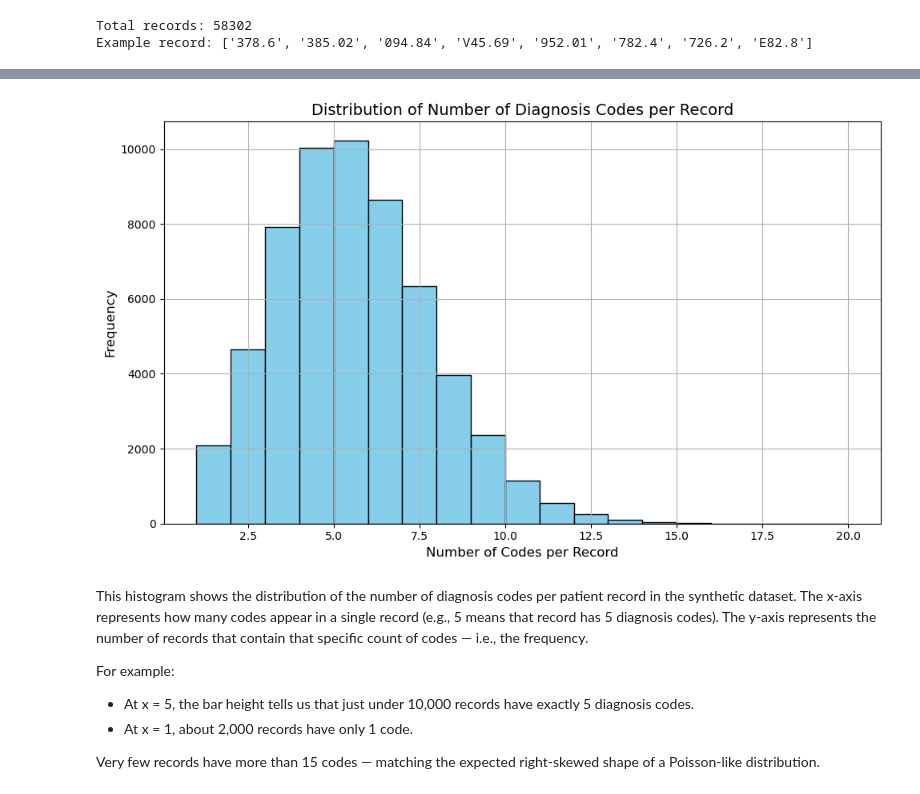
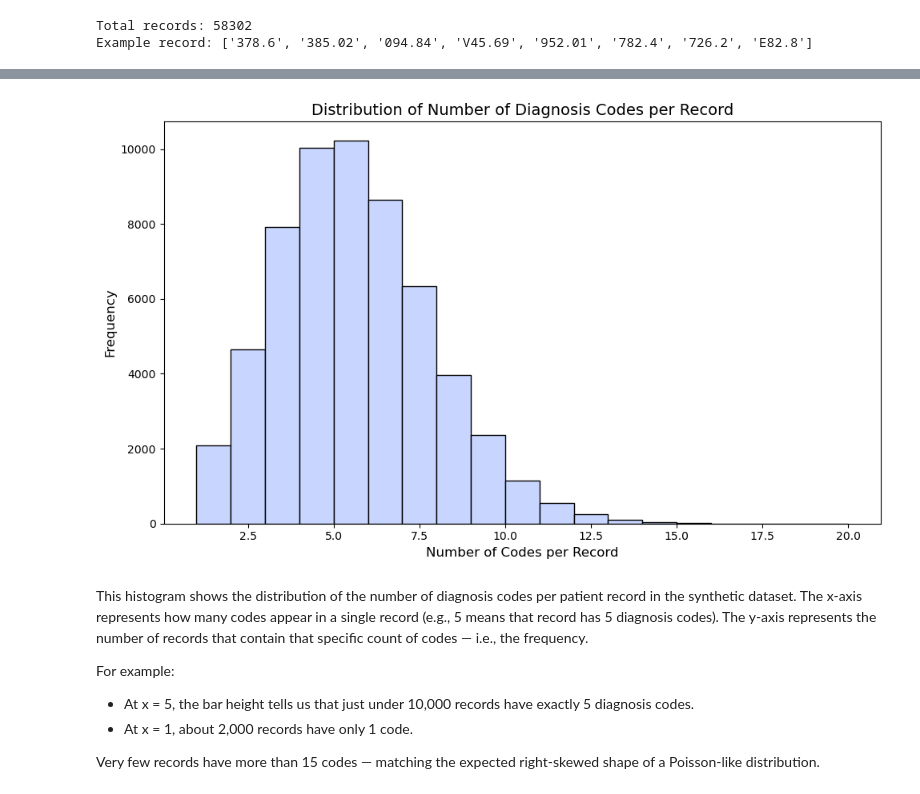
Before and after one commit to ikotsov/Disassociation-Algorithm, a Jupyter notebook: notebooks/experimental_evaluation.ipynb, the cells around one changed output, grey strips where cells are left out. Drawn from its saved outputs; the diff is of its cells as text; code cells hidden in the pictures.

Commit message:
refactor: cleanup distribution section

```diff
--- a/notebooks/experimental_evaluation.ipynb
+++ b/notebooks/experimental_evaluation.ipynb
@@ -38,14 +47,14 @@ code_counts = df_dataset['codes'].apply(len)
 # %%
+# Plot the distribution of the dataset
 plt.figure(figsize=(10, 6))
-plt.hist(code_counts, bins=range(1, max(code_counts)+2), edgecolor='black', color='skyblue')
+plt.hist(code_counts, bins=range(1, max(code_counts)+2), edgecolor='black', color='#c7d5ff')
 plt.title("Distribution of Number of Diagnosis Codes per Record", fontsize=14)
 plt.xlabel("Number of Codes per Record", fontsize=12)
 plt.ylabel("Frequency", fontsize=12)
-plt.grid(True)
 plt.tight_layout()
 plt.show()
 # %% [output]
-[figure, old version]
+[figure, new version]
 # %% [markdown]
 This histogram shows the distribution of the number of diagnosis codes per patient record in the synthetic dataset. The x-axis represents how many codes appear in a single record (e.g., 5 means that record has 5 diagnosis codes). The y-axis represents the number of records that contain that specific count of codes — i.e., the frequency.
 
```
Also changed, not shown: parts of 4 cells of this notebook.
